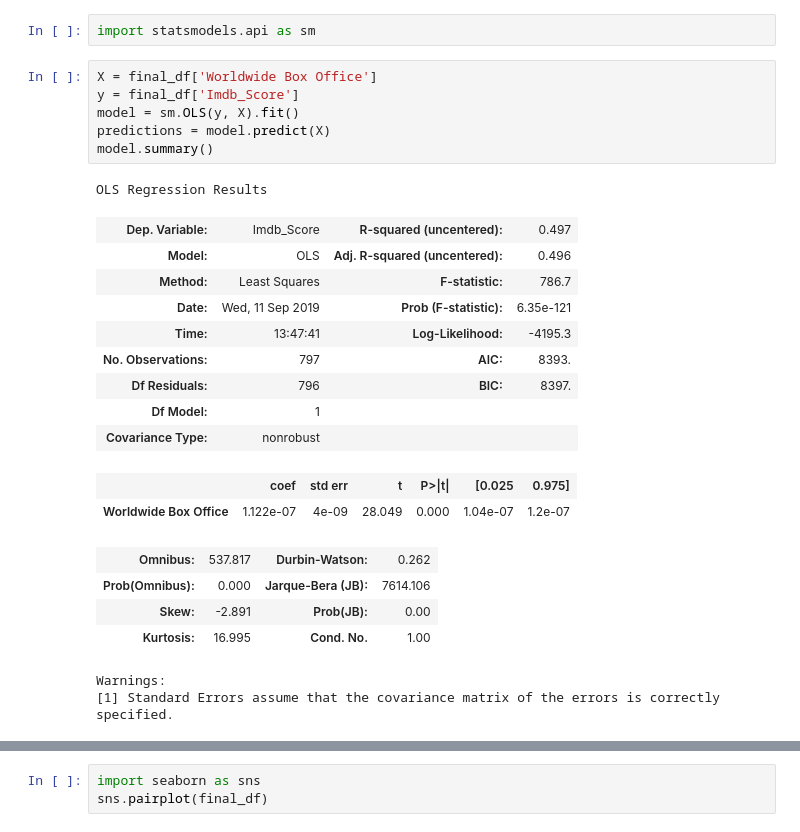
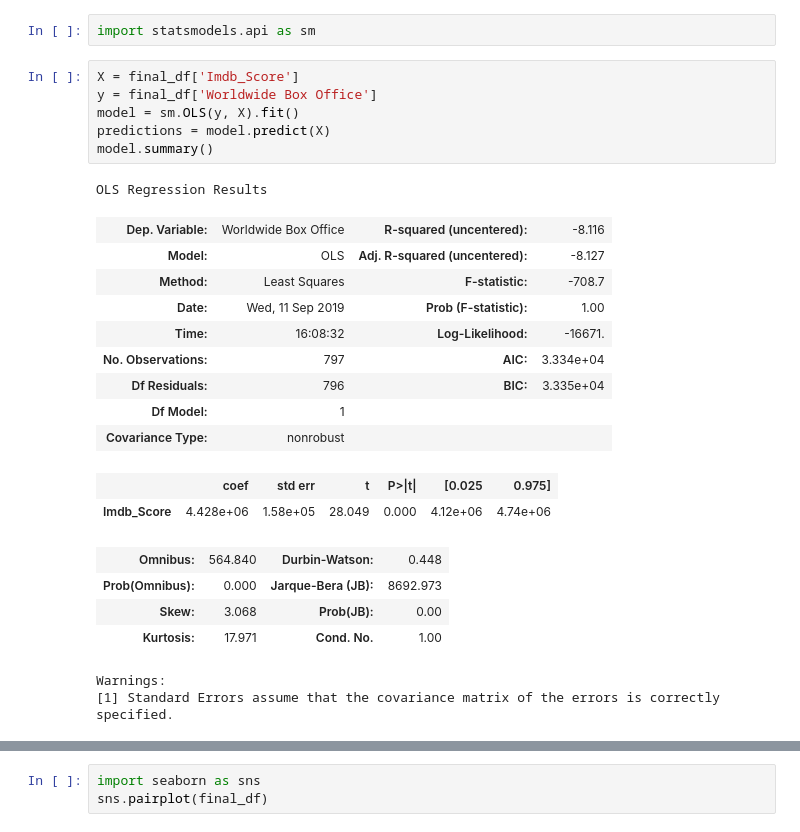
Before and after one commit to ColinMaloney/movies, a Jupyter notebook: yearly_rating.ipynb, the cells around one changed output, grey strips where cells are left out. Saved outputs shown, nothing was run; the diff lists cells and outputs as text.

```diff
--- a/yearly_rating.ipynb
+++ b/yearly_rating.ipynb
@@ -399,28 +382,28 @@ linreg = LinearRegression()
 # %%
 import statsmodels.api as sm
 # %%
-X = final_df['Worldwide Box Office']
-y = final_df['Imdb_Score']
+X = final_df['Imdb_Score']
+y = final_df['Worldwide Box Office']
 model = sm.OLS(y, X).fit()
 predictions = model.predict(X)
 model.summary()
 # %% [output]
 OLS Regression Results
-| Dep. Variable: | Imdb_Score | R-squared (uncentered): | 0.497 |
-| Model: | OLS | Adj. R-squared (uncentered): | 0.496 |
-| Method: | Least Squares | F-statistic: | 786.7 |
-| Date: | Wed, 11 Sep 2019 | Prob (F-statistic): | 6.35e-121 |
-| Time: | 13:47:41 | Log-Likelihood: | -4195.3 |
-| No. Observations: | 797 | AIC: | 8393. |
-| Df Residuals: | 796 | BIC: | 8397. |
+| Dep. Variable: | Worldwide Box Office | R-squared (uncentered): | -8.116 |
+| Model: | OLS | Adj. R-squared (uncentered): | -8.127 |
+| Method: | Least Squares | F-statistic: | -708.7 |
+| Date: | Wed, 11 Sep 2019 | Prob (F-statistic): | 1.00 |
+| Time: | 16:08:32 | Log-Likelihood: | -16671. |
+| No. Observations: | 797 | AIC: | 3.334e+04 |
+| Df Residuals: | 796 | BIC: | 3.335e+04 |
 | Df Model: | 1 |  |  |
 | Covariance Type: | nonrobust |  |  |
 |  | coef | std err | t | P>|t| | [0.025 | 0.975] |
-| Worldwide Box Office | 1.122e-07 | 4e-09 | 28.049 | 0.000 | 1.04e-07 | 1.2e-07 |
+| Imdb_Score | 4.428e+06 | 1.58e+05 | 28.049 | 0.000 | 4.12e+06 | 4.74e+06 |
-| Omnibus: | 537.817 | Durbin-Watson: | 0.262 |
-| Prob(Omnibus): | 0.000 | Jarque-Bera (JB): | 7614.106 |
-| Skew: | -2.891 | Prob(JB): | 0.00 |
-| Kurtosis: | 16.995 | Cond. No. | 1.00 |
+| Omnibus: | 564.840 | Durbin-Watson: | 0.448 |
+| Prob(Omnibus): | 0.000 | Jarque-Bera (JB): | 8692.973 |
+| Skew: | 3.068 | Prob(JB): | 0.00 |
+| Kurtosis: | 17.971 | Cond. No. | 1.00 |
 Warnings:
 [1] Standard Errors assume that the covariance matrix of the errors is correctly specified.
 # %%
```
Also changed, not shown: parts of 17 cells of this notebook, 2 other files.
